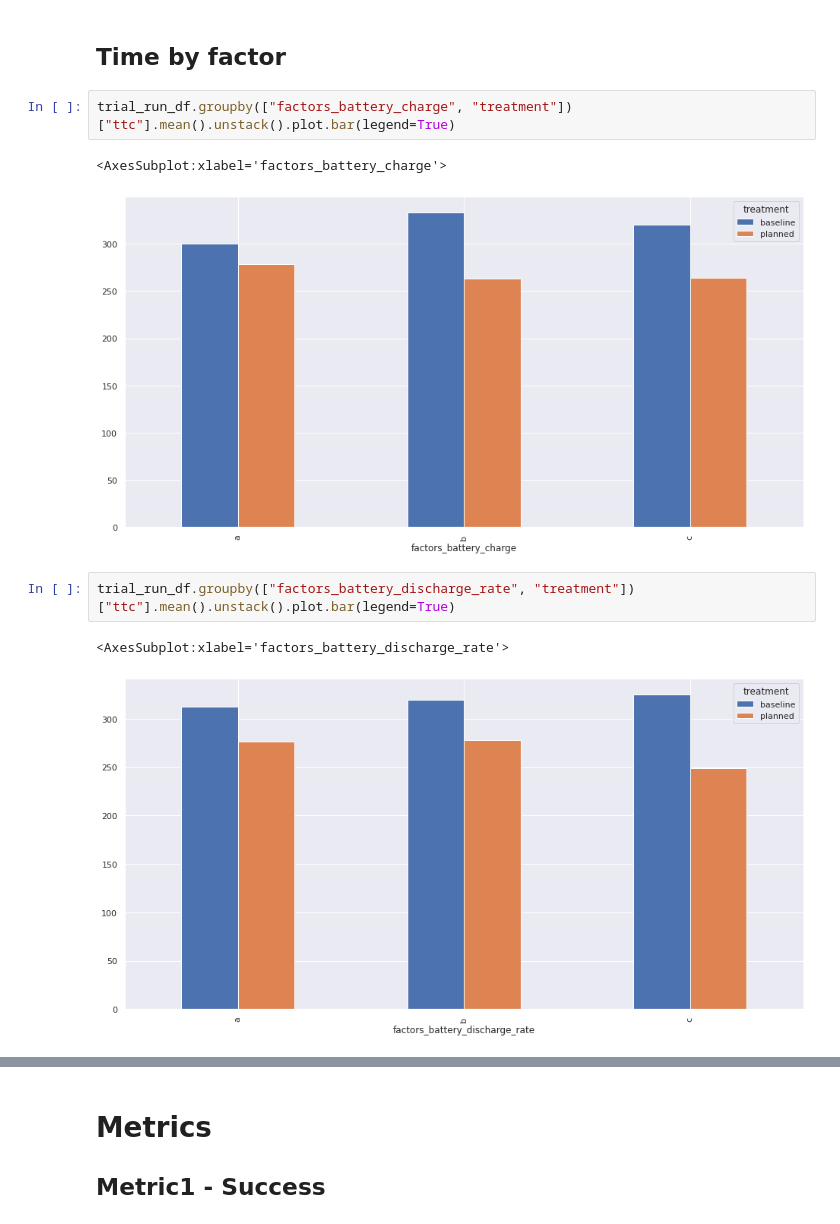
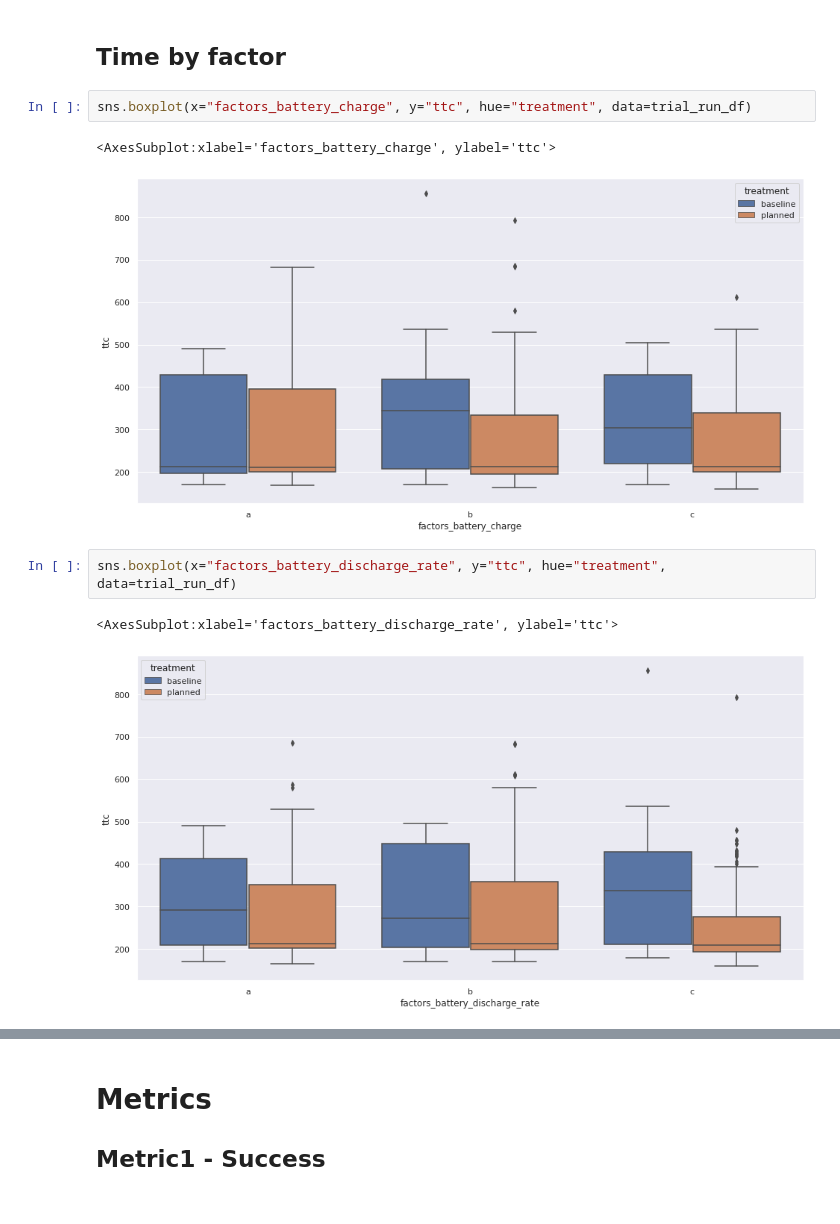
Before and after one commit to VicenteMoraes/hmrs_analysis, a Jupyter notebook: notebooks/Analysis.ipynb, the cells around one changed output, grey strips where cells are left out. Cells and saved outputs as stored; diff of their text form.

Commit message:
New boxplots

```diff
--- a/notebooks/Analysis.ipynb
+++ b/notebooks/Analysis.ipynb
@@ -455,13 +447,13 @@ Name: end_state, dtype: int64
 # %% [markdown]
 ## Time by factor
 # %%
-trial_run_df.groupby(["factors_battery_charge", "treatment"])["ttc"].mean().unstack().plot.bar(legend=True)
+sns.boxplot(x="factors_battery_charge", y="ttc", hue="treatment", data=trial_run_df)
 # %% [output]
-<AxesSubplot:xlabel='factors_battery_charge'>
+<AxesSubplot:xlabel='factors_battery_charge', ylabel='ttc'>
-[figure, old version]
+[figure, new version]
 # %%
-trial_run_df.groupby(["factors_battery_discharge_rate", "treatment"])["ttc"].mean().unstack().plot.bar(legend=True)
+sns.boxplot(x="factors_battery_discharge_rate", y="ttc", hue="treatment", data=trial_run_df)
 # %% [output]
-<AxesSubplot:xlabel='factors_battery_discharge_rate'>
+<AxesSubplot:xlabel='factors_battery_discharge_rate', ylabel='ttc'>
-[figure, old version]
+[figure, new version]
 # %%
```
Also changed, not shown: parts of 4 cells of this notebook.
